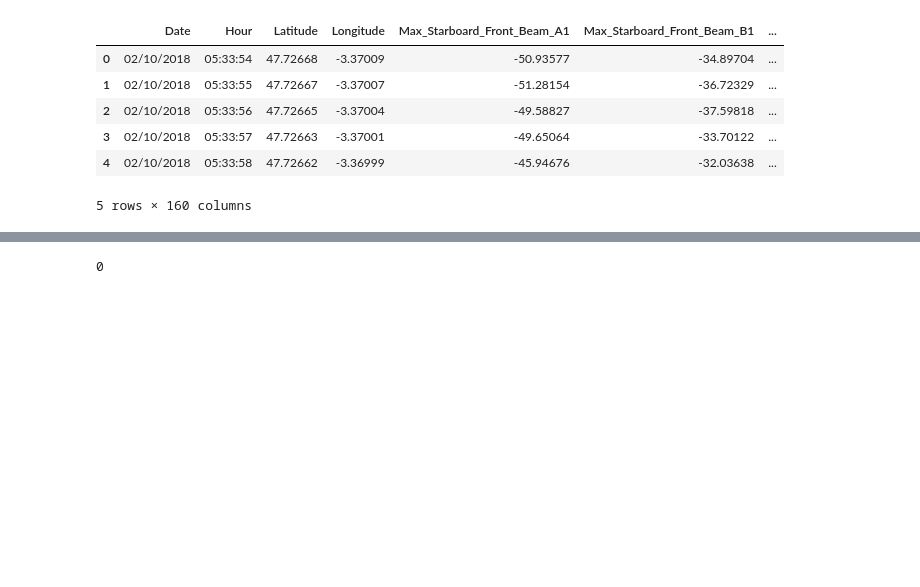
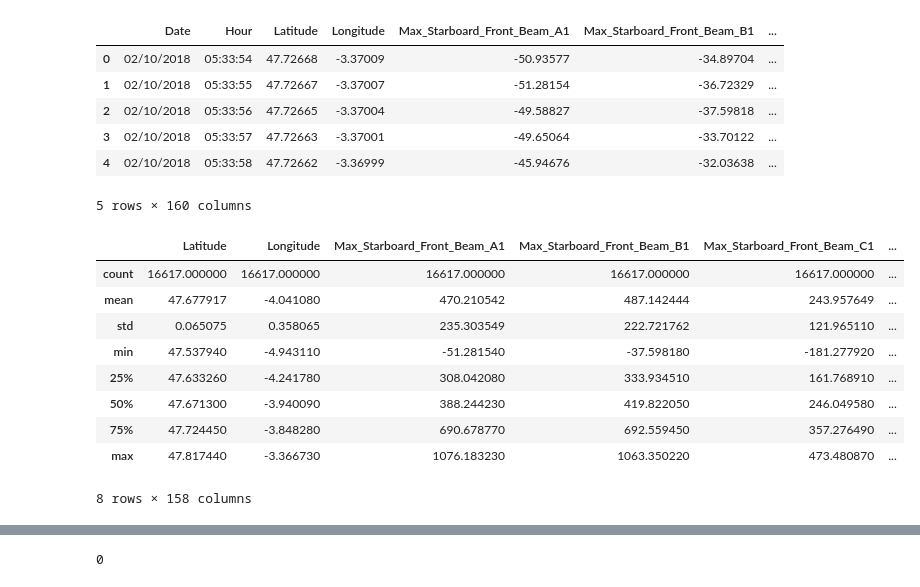
Before and after one commit to tverdick/IMT_Gitana, a Jupyter notebook: Clean Data.ipynb, the cells around one changed output, grey strips where cells are left out. Cells and saved outputs as stored; diff of their text form; code cells hidden in the pictures; blank space fills up the shorter version.

```diff
--- a/Clean Data.ipynb
+++ b/Clean Data.ipynb
@@ -146,0 +145,13 @@ ind1 = df[(df["Wind_Angle"] < 30) & (df["Wind_Angle"] > -30)].index
+# %%
+df.describe()
+# %% [output]
+|  | Latitude | Longitude | Max_Starboard_Front_Beam_A1 | Max_Starboard_Front_Beam_B1 | Max_Starboard_Front_Beam_C1 | ... |
+| count | 16617.000000 | 16617.000000 | 16617.000000 | 16617.000000 | 16617.000000 | ... |
+| mean | 47.677917 | -4.041080 | 470.210542 | 487.142444 | 243.957649 | ... |
+| std | 0.065075 | 0.358065 | 235.303549 | 222.721762 | 121.965110 | ... |
+| min | 47.537940 | -4.943110 | -51.281540 | -37.598180 | -181.277920 | ... |
+| 25% | 47.633260 | -4.241780 | 308.042080 | 333.934510 | 161.768910 | ... |
+| 50% | 47.671300 | -3.940090 | 388.244230 | 419.822050 | 246.049580 | ... |
+| 75% | 47.724450 | -3.848280 | 690.678770 | 692.559450 | 357.276490 | ... |
+| max | 47.817440 | -3.366730 | 1076.183230 | 1063.350220 | 473.480870 | ... |
+8 rows × 158 columns
```
Also changed, not shown: parts of 8 cells of this notebook.
